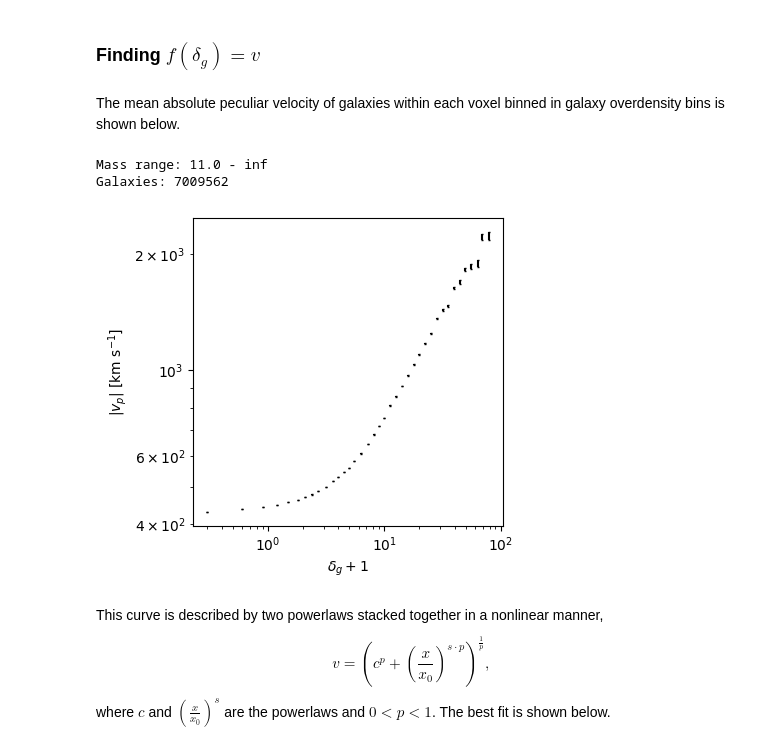
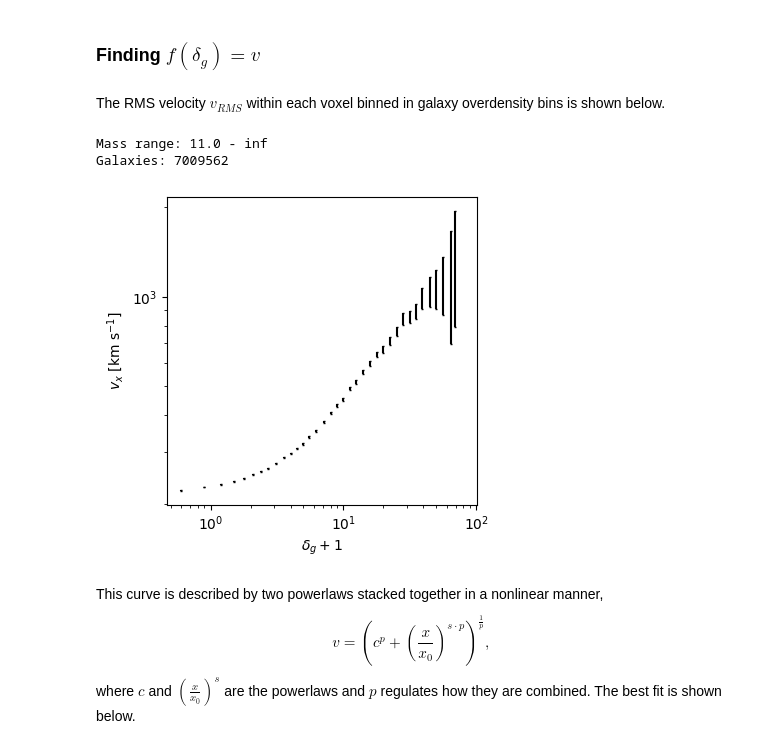
Before and after one commit to Quinten313/MRP, a Jupyter notebook: scripts/modeling_velocities.ipynb, the cells around one changed output. Cells and saved outputs as stored; diff of their text form; code cells hidden in the pictures.

Commit message:
Progress on finding a model for the velocity based on galaxy overdensity and its derivative

```diff
--- a/scripts/modeling_velocities.ipynb
+++ b/scripts/modeling_velocities.ipynb
@@ -3,6 +3,6 @@
 # %% [markdown]
 ### Finding $f(\delta_g) = v$
 # %% [markdown]
-The mean absolute peculiar velocity of galaxies within each voxel binned in galaxy overdensity bins is shown below.
+The RMS velocity $v_{RMS}$ within each voxel binned in galaxy overdensity bins is shown below.
 # %%
 import my_functions as mf
@@ -15,20 +17,22 @@ dmo.load_all(128)
 # %% [output]
 Mass range: 11.0 - inf
 Galaxies: 7009562
+# %%
+vv = mf.VoxelVelocity(dmo.number_density, dmo.mean_galaxy_number_density, dmo.voxel_velocity[0], dmo.voxel_velocity_err[0])
 # %%
 fig, ax = plt.subplots(1,1,figsize=[4,4])
 
-mf.plot_galaxy_overdensity(ax, dmo.number_density_per_galaxy, dmo.mean_galaxy_number_density, dmo.vp_abs)
+mf.plot_voxel_velocity(ax, vv, c='black')
 
 ax.set(
     xscale='log',
     yscale='log',
-    ylabel='$|v_p|$ [km s$^{-1}$]',
+    ylabel='$v_x$ [km s$^{-1}$]',
     xlabel=r'$\delta_g+1$',
 )
 
 plt.show()
 # %% [output]
-[figure, old version]
+[figure, new version]
 # %% [markdown]
-This curve is described by two powerlaws stacked together in a nonlinear manner, $$v = \left(c^p + \left(\frac{x}{x_0}\right)^{s\cdot p}\right)^{\frac{1}{p}},$$where $c$ and $\left(\frac{x}{x_0}\right)^{s}$ are the powerlaws and $0 < p < 1$. The best fit is shown below.
+This curve is described by two powerlaws stacked together in a nonlinear manner, $$v = \left(c^p + \left(\frac{x}{x_0}\right)^{s\cdot p}\right)^{\frac{1}{p}},$$where $c$ and $\left(\frac{x}{x_0}\right)^{s}$ are the powerlaws and $p$ regulates how they are combined. The best fit is shown below.
```
Also changed, not shown: parts of 27 cells of this notebook.
